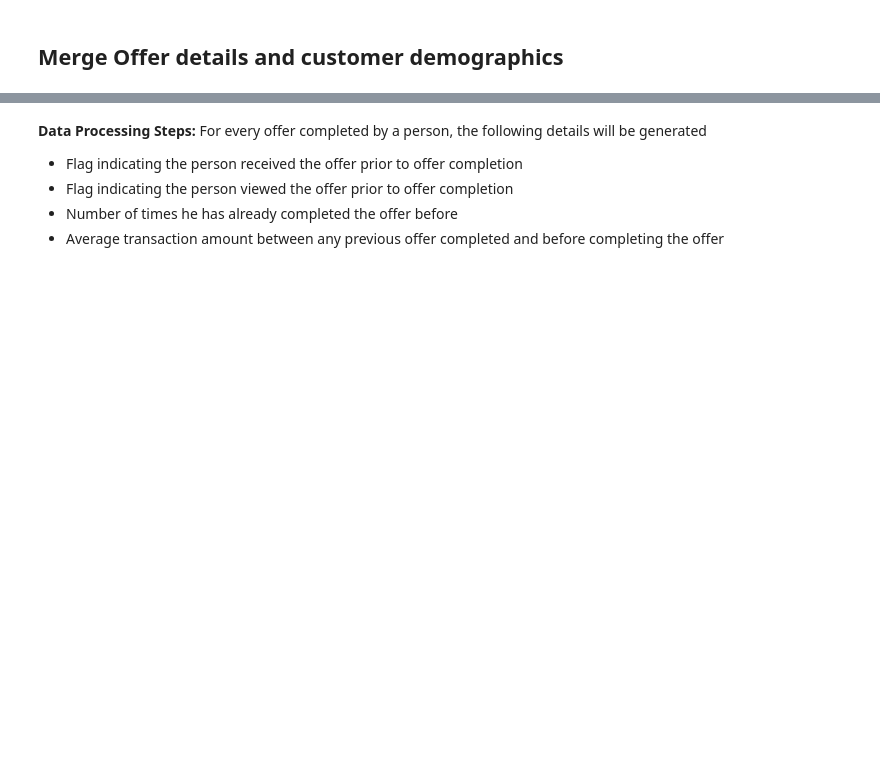
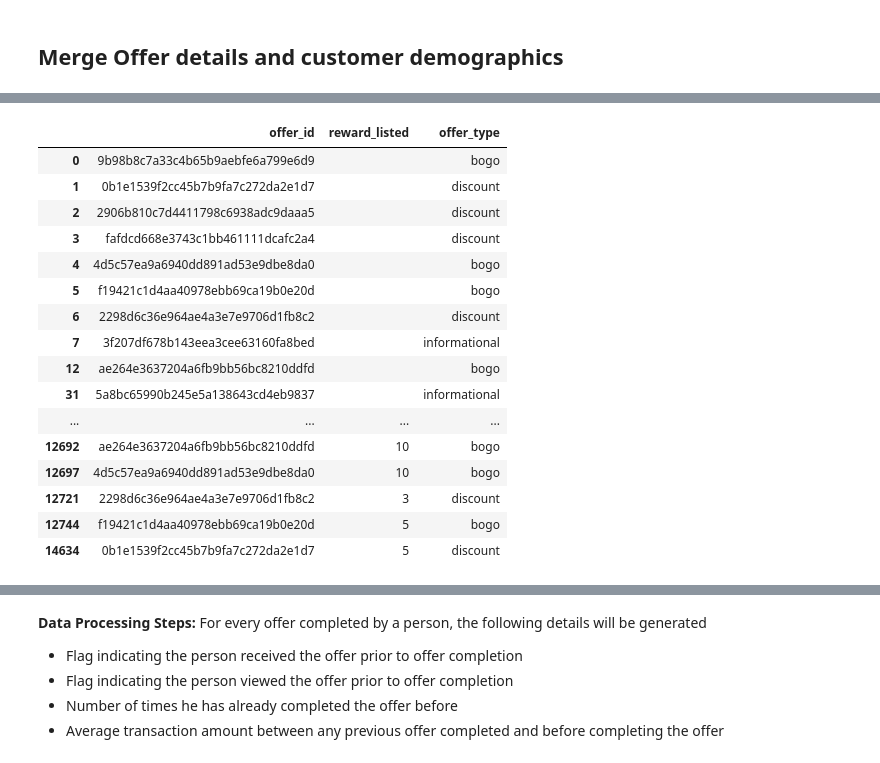
Before and after one commit to Moraut/DSND-Term-2, a Jupyter notebook: 04. Capstone Project/notebook/Starbucks_Capstone_notebook.ipynb, the cells around one changed output, grey strips where cells are left out. Saved outputs shown, nothing was run; the diff lists cells and outputs as text; code cells hidden in the pictures; blank space fills up the shorter version.

```diff
--- a/04. Capstone Project/notebook/Starbucks_Capstone_notebook.ipynb
+++ b/04. Capstone Project/notebook/Starbucks_Capstone_notebook.ipynb
@@ -340,3 +340,24 @@ master.head(5)
 | 2 | offer received | e2127556f4f64592b11af22de27a7932 | 0 | 2906b810c7d4411798c6938adc9daaa5 |  |  | 10.0 | 7.0 | discount | ... |
 | 3 | offer received | 8ec6ce2a7e7949b1bf142def7d0e0586 | 0 | fafdcd668e3743c1bb461111dcafc2a4 |  |  | 10.0 | 10.0 | discount | ... |
 | 4 | offer received | 68617ca6246f4fbc85e91a2a49552598 | 0 | 4d5c57ea9a6940dd891ad53e9dbe8da0 |  |  | 10.0 | 5.0 | bogo | ... |
+# %%
+#does the reward/offer type change for a given offer
+master[master['offer_id']!=0][['offer_id','reward_listed','offer_type']].drop_duplicates()
+# %% [output]
+|  | offer_id | reward_listed | offer_type |
+| 0 | 9b98b8c7a33c4b65b9aebfe6a799e6d9 |  | bogo |
+| 1 | 0b1e1539f2cc45b7b9fa7c272da2e1d7 |  | discount |
+| 2 | 2906b810c7d4411798c6938adc9daaa5 |  | discount |
+| 3 | fafdcd668e3743c1bb461111dcafc2a4 |  | discount |
+| 4 | 4d5c57ea9a6940dd891ad53e9dbe8da0 |  | bogo |
+| 5 | f19421c1d4aa40978ebb69ca19b0e20d |  | bogo |
+| 6 | 2298d6c36e964ae4a3e7e9706d1fb8c2 |  | discount |
+| 7 | 3f207df678b143eea3cee63160fa8bed |  | informational |
+| 12 | ae264e3637204a6fb9bb56bc8210ddfd |  | bogo |
+| 31 | 5a8bc65990b245e5a138643cd4eb9837 |  | informational |
+| ... | ... | ... | ... |
+| 12692 | ae264e3637204a6fb9bb56bc8210ddfd | 10 | bogo |
+| 12697 | 4d5c57ea9a6940dd891ad53e9dbe8da0 | 10 | bogo |
+| 12721 | 2298d6c36e964ae4a3e7e9706d1fb8c2 | 3 | discount |
+| 12744 | f19421c1d4aa40978ebb69ca19b0e20d | 5 | bogo |
+| 14634 | 0b1e1539f2cc45b7b9fa7c272da2e1d7 | 5 | discount |
```
Also changed, not shown: parts of 10 cells of this notebook, 1 other file.
